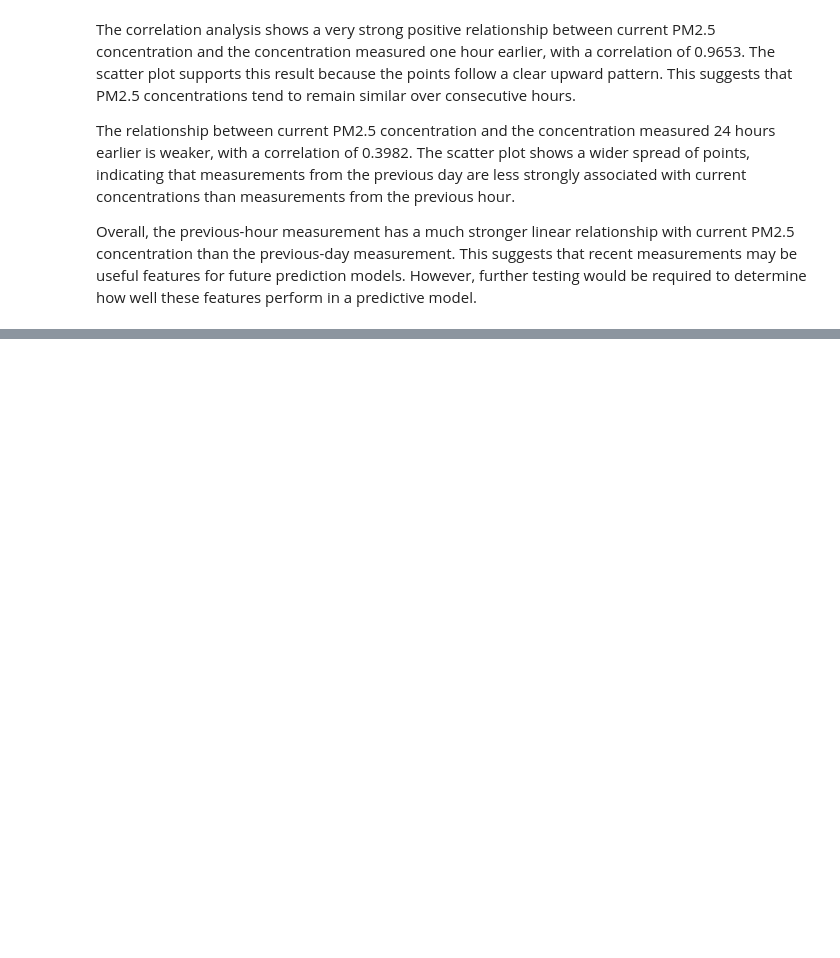
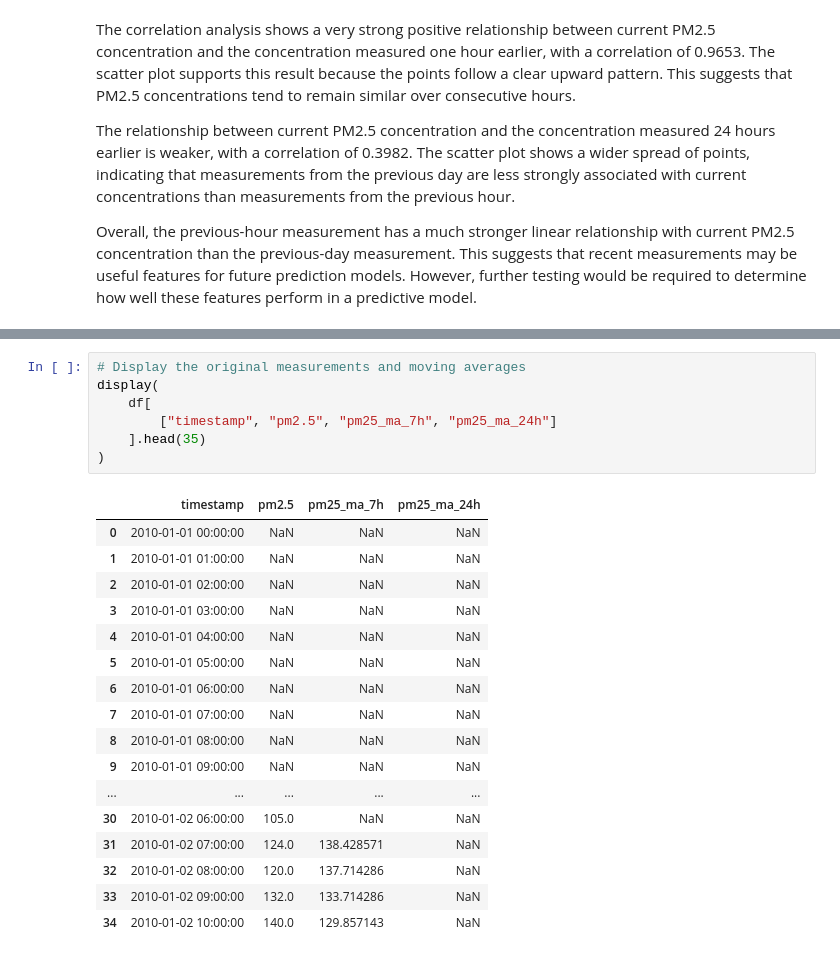
Before and after one commit to k-nizy/ML-pipeline-F1, a Jupyter notebook: notebooks/pm25_EDA.ipynb, the cells around one changed output, grey strips where cells are left out. Drawn from its saved outputs; the diff is of its cells as text; blank space fills up the shorter version.

```diff
--- a/notebooks/pm25_EDA.ipynb
+++ b/notebooks/pm25_EDA.ipynb
@@ -458,0 +482,25 @@ Overall, the previous-hour measurement has a much stronger linear relationship w
+# %%
+# Display the original measurements and moving averages
+display(
+    df[
+        ["timestamp", "pm2.5", "pm25_ma_7h", "pm25_ma_24h"]
+    ].head(35)
+)
+# %% [output]
+|  | timestamp | pm2.5 | pm25_ma_7h | pm25_ma_24h |
+| 0 | 2010-01-01 00:00:00 | NaN | NaN | NaN |
+| 1 | 2010-01-01 01:00:00 | NaN | NaN | NaN |
+| 2 | 2010-01-01 02:00:00 | NaN | NaN | NaN |
+| 3 | 2010-01-01 03:00:00 | NaN | NaN | NaN |
+| 4 | 2010-01-01 04:00:00 | NaN | NaN | NaN |
+| 5 | 2010-01-01 05:00:00 | NaN | NaN | NaN |
+| 6 | 2010-01-01 06:00:00 | NaN | NaN | NaN |
+| 7 | 2010-01-01 07:00:00 | NaN | NaN | NaN |
+| 8 | 2010-01-01 08:00:00 | NaN | NaN | NaN |
+| 9 | 2010-01-01 09:00:00 | NaN | NaN | NaN |
+| ... | ... | ... | ... | ... |
+| 30 | 2010-01-02 06:00:00 | 105.0 | NaN | NaN |
+| 31 | 2010-01-02 07:00:00 | 124.0 | 138.428571 | NaN |
+| 32 | 2010-01-02 08:00:00 | 120.0 | 137.714286 | NaN |
+| 33 | 2010-01-02 09:00:00 | 132.0 | 133.714286 | NaN |
+| 34 | 2010-01-02 10:00:00 | 140.0 | 129.857143 | NaN |
```
Also changed, not shown: parts of 5 cells of this notebook.
